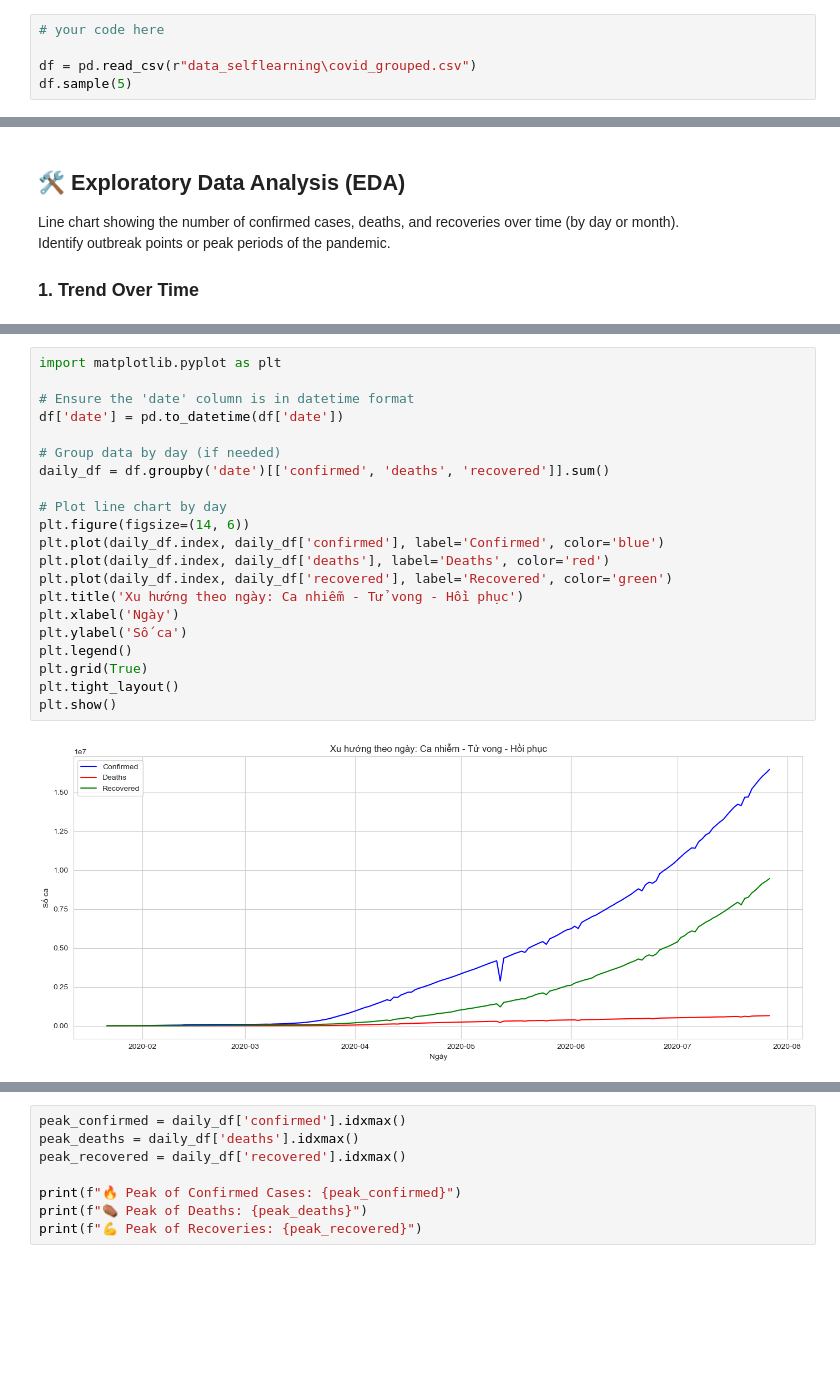
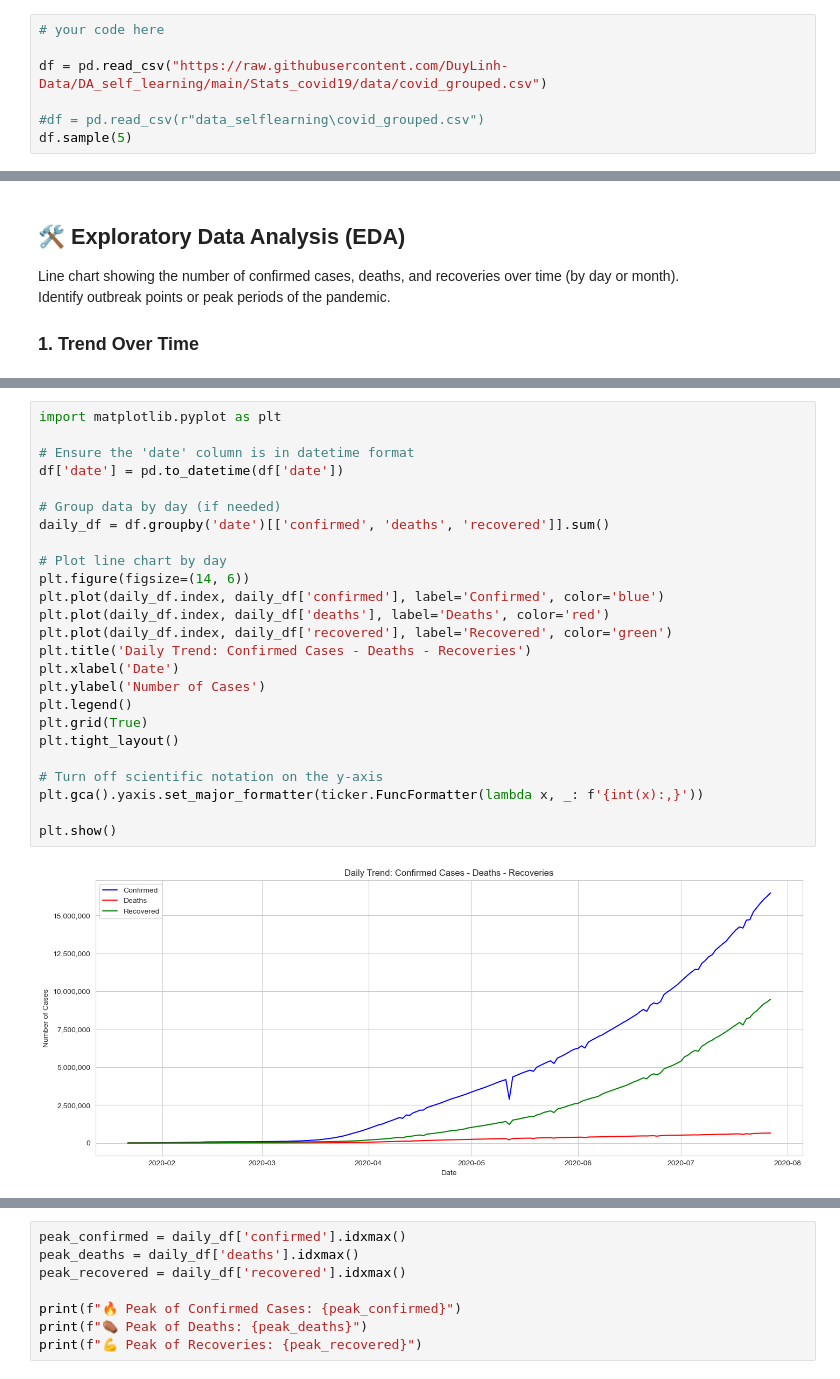
Before and after one commit to DuyLinh-Data/DA_self_learning, a Jupyter notebook: Stats_covid19/Stats_covid19.ipynb, the cells around one changed output, grey strips where cells are left out. Cells and saved outputs as stored; diff of their text form; blank space fills up the shorter version.

```diff
--- a/Stats_covid19/Stats_covid19.ipynb
+++ b/Stats_covid19/Stats_covid19.ipynb
@@ -75,7 +82,9 @@ import seaborn as sns             # Visualization with advanced plots
 # %%
 # your code here
 
-df = pd.read_csv(r"data_selflearning\covid_grouped.csv")
+df = pd.read_csv("https://raw.githubusercontent.com/DuyLinh-Data/DA_self_learning/main/Stats_covid19/data/covid_grouped.csv")
+
+#df = pd.read_csv(r"data_selflearning\covid_grouped.csv")
 df.sample(5)
 # %% [output]
 |  | Date | Country/Region | Confirmed | Deaths | Recovered | Active | New cases | New deaths | New recovered | ... |
@@ -395,24 +417,28 @@ Identify outbreak points or peak periods of the pandemic.
 # %%
 import matplotlib.pyplot as plt
 
 # Ensure the 'date' column is in datetime format
 df['date'] = pd.to_datetime(df['date'])
 
 # Group data by day (if needed)
 daily_df = df.groupby('date')[['confirmed', 'deaths', 'recovered']].sum()
 
 # Plot line chart by day
 plt.figure(figsize=(14, 6))
 plt.plot(daily_df.index, daily_df['confirmed'], label='Confirmed', color='blue')
 plt.plot(daily_df.index, daily_df['deaths'], label='Deaths', color='red')
 plt.plot(daily_df.index, daily_df['recovered'], label='Recovered', color='green')
-plt.title('Xu hướng theo ngày: Ca nhiễm - Tử vong - Hồi phục')
-plt.xlabel('Ngày')
-plt.ylabel('Số ca')
+plt.title('Daily Trend: Confirmed Cases - Deaths - Recoveries')
+plt.xlabel('Date')
+plt.ylabel('Number of Cases')
 plt.legend()
 plt.grid(True)
 plt.tight_layout()
+
+# Turn off scientific notation on the y-axis
+plt.gca().yaxis.set_major_formatter(ticker.FuncFormatter(lambda x, _: f'{int(x):,}'))
+
 plt.show()
 # %% [output]
-[figure, old version]
+[figure, new version]
 # %%
```
Also changed, not shown: parts of 25 cells of this notebook.
